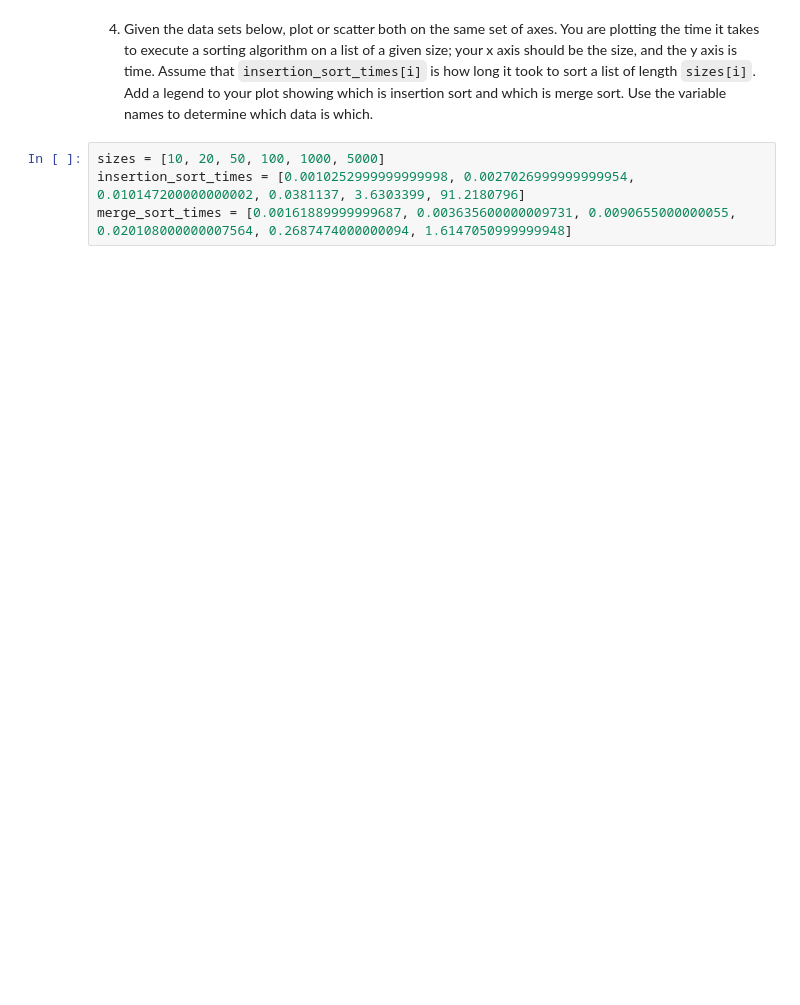
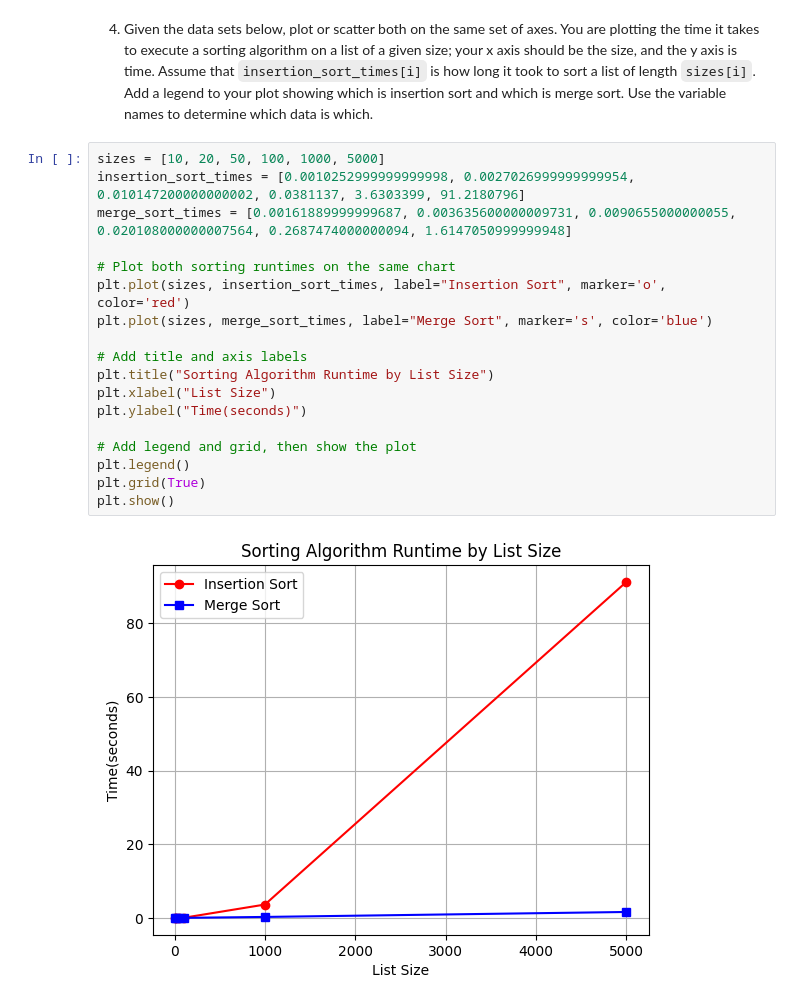
Before and after one commit to bvrtachnik/pyplot, a Jupyter notebook: pyplot.ipynb, the cells around one changed output. Saved outputs shown, nothing was run; the diff lists cells and outputs as text; blank space fills up the shorter version.

```diff
--- a/pyplot.ipynb
+++ b/pyplot.ipynb
@@ -104,4 +104,20 @@ plt.show()
 # %%
 sizes = [10, 20, 50, 100, 1000, 5000]
 insertion_sort_times = [0.0010252999999999998, 0.0027026999999999954, 0.010147200000000002, 0.0381137, 3.6303399, 91.2180796]
 merge_sort_times = [0.00161889999999687, 0.003635600000009731, 0.0090655000000055, 0.020108000000007564, 0.2687474000000094, 1.6147050999999948]
+
+# Plot both sorting runtimes on the same chart
+plt.plot(sizes, insertion_sort_times, label="Insertion Sort", marker='o', color='red')
+plt.plot(sizes, merge_sort_times, label="Merge Sort", marker='s', color='blue')
+
+# Add title and axis labels
+plt.title("Sorting Algorithm Runtime by List Size")
+plt.xlabel("List Size")
+plt.ylabel("Time(seconds)")
+
+# Add legend and grid, then show the plot
+plt.legend()
+plt.grid(True)
+plt.show()
+# %% [output]
+[figure, added]
```
Also changed, not shown: parts of 5 cells of this notebook.
